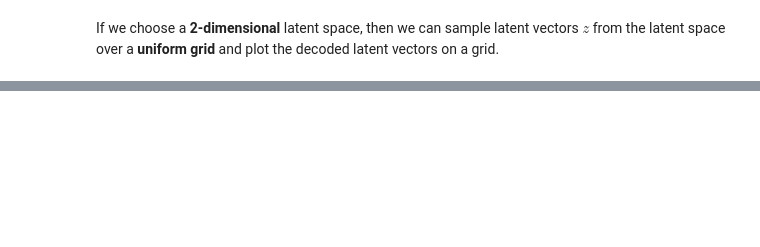
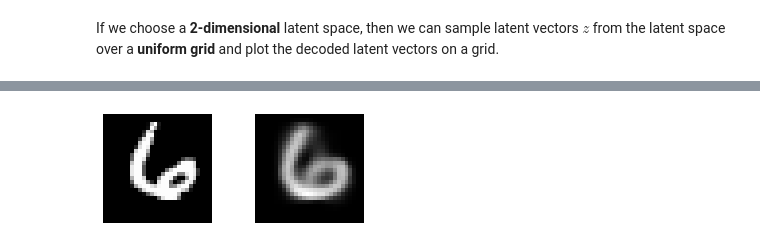
Before and after one commit to thomd/coursera-build-basic-generative-adversarial-networks, a Jupyter notebook: VAE.ipynb, the cells around one changed output, grey strips where cells are left out. Cells and saved outputs as stored; diff of their text form; code cells hidden in the pictures; blank space fills up the shorter version.

```diff
--- a/VAE.ipynb
+++ b/VAE.ipynb
@@ -78,6 +78,14 @@ class Autoencoder(nn.Module):
         return self.decoder(z)
 # %% [markdown]
 ### Training of MNIST Data
+# %%
+class MSELoss(nn.Module):
+    def __init__(self):
+        super(MSELoss, self).__init__();
+
+    def forward(self, predictions, target):
+        loss_value = ((target - predictions)**2).sum()
+        return loss_value
 # %%
 z_dim = 2
 lr = 0.001
@@ -179,0 +222,10 @@ plt.imshow(img, extent=[*r0, *r1]);
+# %%
+class VariationalAutoencoder(nn.Module):
+    def __init__(self, latent_dims):
+        super(VariationalAutoencoder, self).__init__()
+        self.encoder = VariationalEncoder(latent_dims)
+        self.decoder = Decoder(latent_dims)
+
+    def forward(self, x):
+        z = self.encoder(x)
+        return self.decoder(z)
@@ -179,0 +284,15 @@ plt.imshow(img, extent=[*r0, *r1]);
+# %%
+testset = datasets.MNIST(root='.', transform=transforms.ToTensor(), download=True, train=False)
+testloader = DataLoader(testset, batch_size=batch_size, shuffle=True, drop_last=True)
+
+batch0 = next(iter(testloader))
+img = batch0[0][0]
+img_hat = vae(img)
+
+fig, (ax1, ax2) = plt.subplots(1, 2, figsize=(5, 2))
+ax1.axis('off')
+ax1.imshow(img.squeeze(0), cmap='gray')
+ax2.axis('off')
+ax2.imshow(img_hat.detach().squeeze(0).squeeze(0), cmap='gray');
+# %% [output]
+[figure, added]
```
Also changed, not shown: parts of 19 cells of this notebook, 5 other files.
